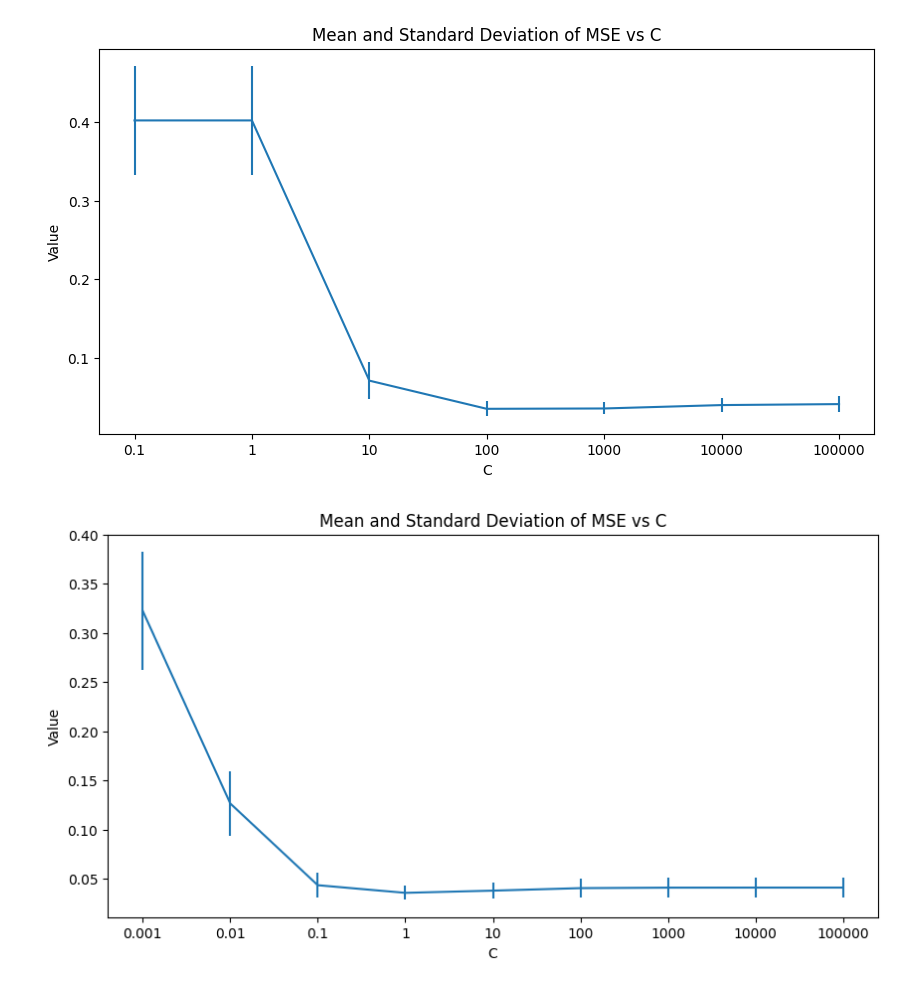
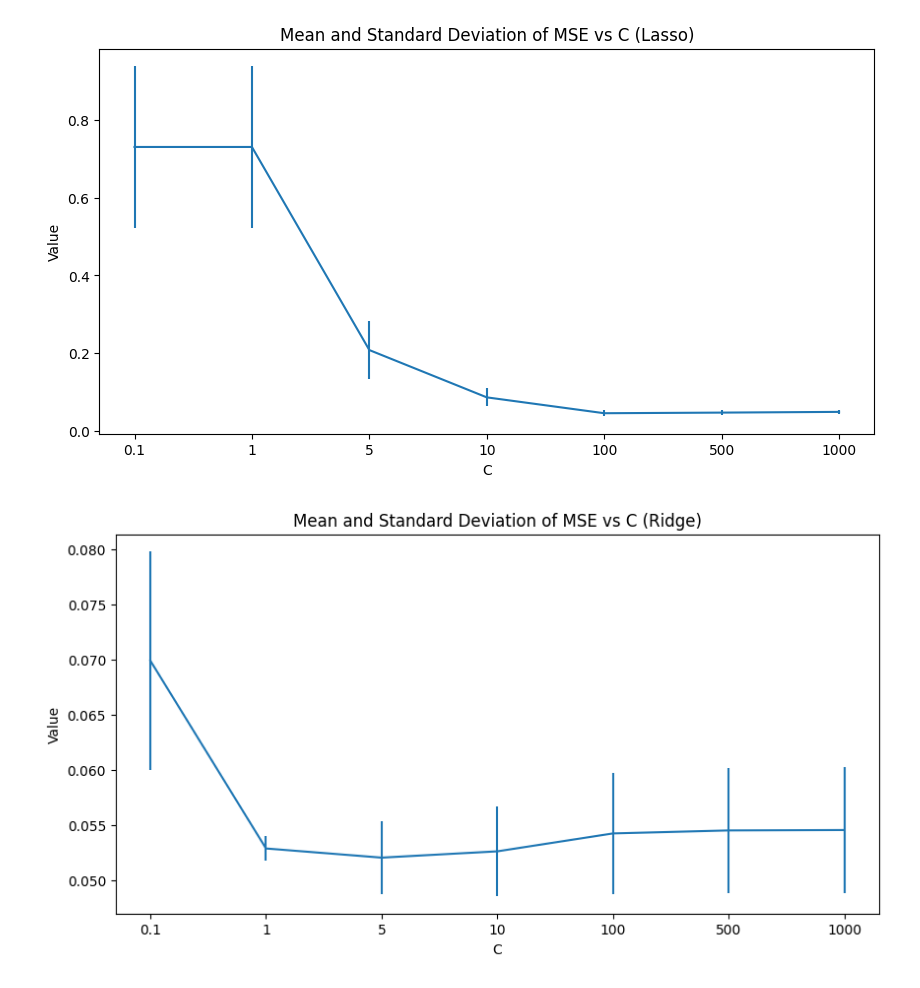
Before and after one commit to babohhauru/Machine-Learning, a Jupyter notebook: week3/Week3Lab.ipynb, the cells around one changed output. Drawn from its saved outputs; the diff is of its cells as text; code cells hidden in the pictures.

```diff
--- a/week3/Week3Lab.ipynb
+++ b/week3/Week3Lab.ipynb
@@ -41,13 +41,14 @@ names = poly.get_feature_names_out()
 
 # Train a list of models
 parameters = []
-c_list = [0.1, 1, 10, 100, 1000, 10000, 100000]
+c_list = [0.1, 1, 5, 10, 100, 500, 1000]
 for c in c_list:
     # Transfer C to alpha
     alpha = 1/(2*c)
     clf = linear_model.Lasso(random_state=0, alpha=alpha)
     clf.fit(poly_X, y)
     parameters.append(clf.coef_)
+    print("C is", c ,clf.coef_)
 
 parameters = np.array(parameters).T
 
@@ -76,7 +94,7 @@ Xtest = np.array(Xtest)
 poly_Xtest = poly.fit_transform(Xtest)
 
 # Train a list of models and make predictions
-c_list = [0.1, 1, 10, 100, 1000, 10000, 100000]
+c_list = [0.1, 1, 5, 10, 100, 500, 1000]
 predictions = []
 for c in c_list:
     # Transfer C to alpha
@@ -105,7 +123,7 @@ plt.show()
 # Train a list of models, capture the parameters and predictions
 parameters = []
 predictions = []
-c_list = [0.001, 0.01, 0.1, 1, 10, 100, 1000, 10000, 100000]
+c_list = [0.1, 1, 5, 10, 100, 500, 1000]
 for c in c_list:
     # Transfer C to alpha
     alpha = 1/(2*c)
@@ -113,6 +131,7 @@ for c in c_list:
     clf.fit(poly_X, y)
     parameters.append(clf.coef_)
     predictions.append(clf.predict(poly_Xtest))
+    print("C is", c ,clf.coef_)
 
 parameters = np.array(parameters).T
 
@@ -124,6 +143,6 @@ for i in range(len(parameters)):
 plt.xlabel("C")
 plt.xticks(np.arange(len(c_list)), c_list)
 plt.ylabel("Value")
-plt.legend(loc='upper left')
+plt.legend(loc='upper right')
 plt.show()
 # %% [output]
@@ -148,6 +184,6 @@ plt.show()
 # %%
 # A list of C
-c_list = [0.1, 1, 10, 100, 1000, 10000, 100000]
+c_list = [0.1, 1, 5, 10, 100, 500, 1000]
 
 # Create k folds
 kf = KFold(5, shuffle=True, random_state=0)
@@ -176,42 +212,42 @@ plt.errorbar(np.arange(len(c_list)), means, stds)
 plt.xticks(np.arange(len(c_list)), c_list)
 plt.xlabel("C")
 plt.ylabel("Value")
-plt.title("Mean and Standard Deviation of MSE vs C")
+plt.title("Mean and Standard Deviation of MSE vs C (Lasso)")
 plt.show()
 # %% [output]
-[figure, old version]
+[figure, new version]
 # %%
 # A list of C
-c_list = [0.001, 0.01, 0.1, 1, 10, 100, 1000, 10000, 100000]
+c_list = [0.1, 1, 5, 10, 100, 500, 1000]
 
 # Create k folds
 kf = KFold(5, shuffle=True, random_state=0)
 datasets = [dataset for dataset in kf.split(poly_X)]
 
 # Test on different Cs
 means = []
 stds = []
 for c in c_list:
     alpha = 1/(2*c)
     model = linear_model.Ridge(random_state=0, alpha=alpha)
     errors = []
     for [train_indices, test_indices] in datasets:
         # Fit the model
         model.fit(poly_X[train_indices], y[train_indices])
         # Make predictions
         ypred = model.predict(poly_X[test_indices])
         # Calculate MSE
         errors.append(mean_squared_error(y[test_indices], ypred))
     means.append(np.array(errors).mean())
     stds.append(np.array(errors).std())
 
 # Plot the graph
 plt.figure(figsize=[10, 5])
 plt.errorbar(np.arange(len(c_list)), means, stds)
 plt.xticks(np.arange(len(c_list)), c_list)
 plt.xlabel("C")
 plt.ylabel("Value")
-plt.title("Mean and Standard Deviation of MSE vs C")
+plt.title("Mean and Standard Deviation of MSE vs C (Ridge)")
 plt.show()
 # %% [output]
-[figure, old version]
+[figure, new version]
```
Also changed, not shown: parts of 5 cells of this notebook, 10 other files.
